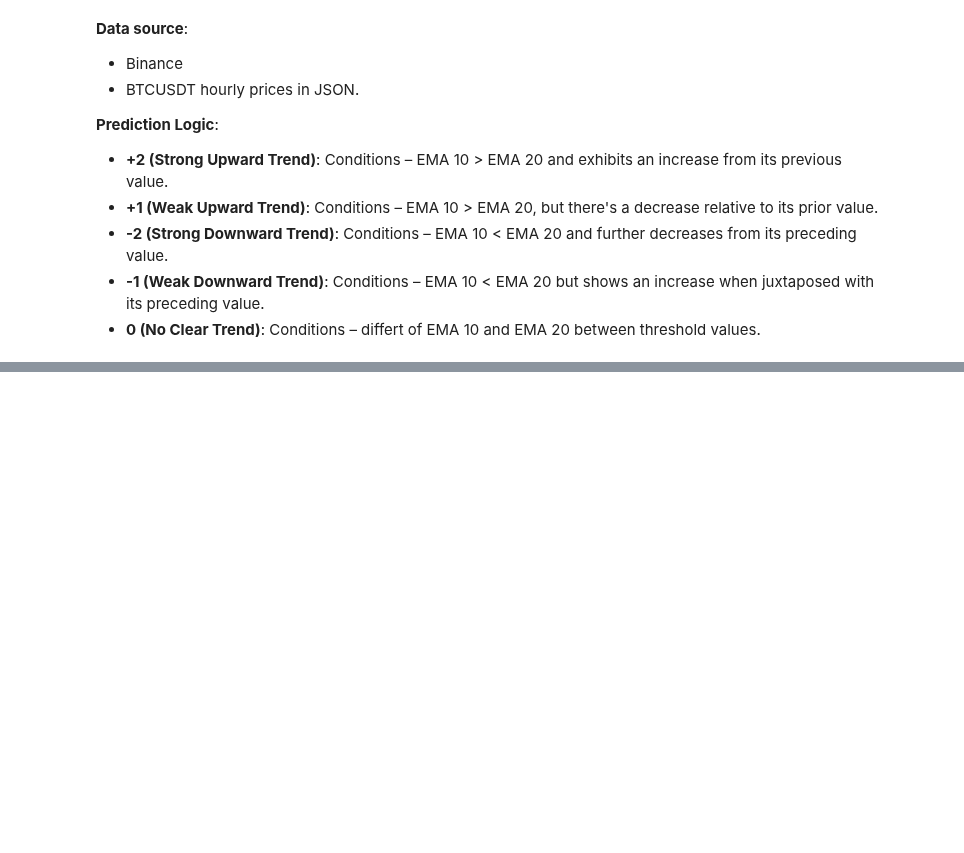
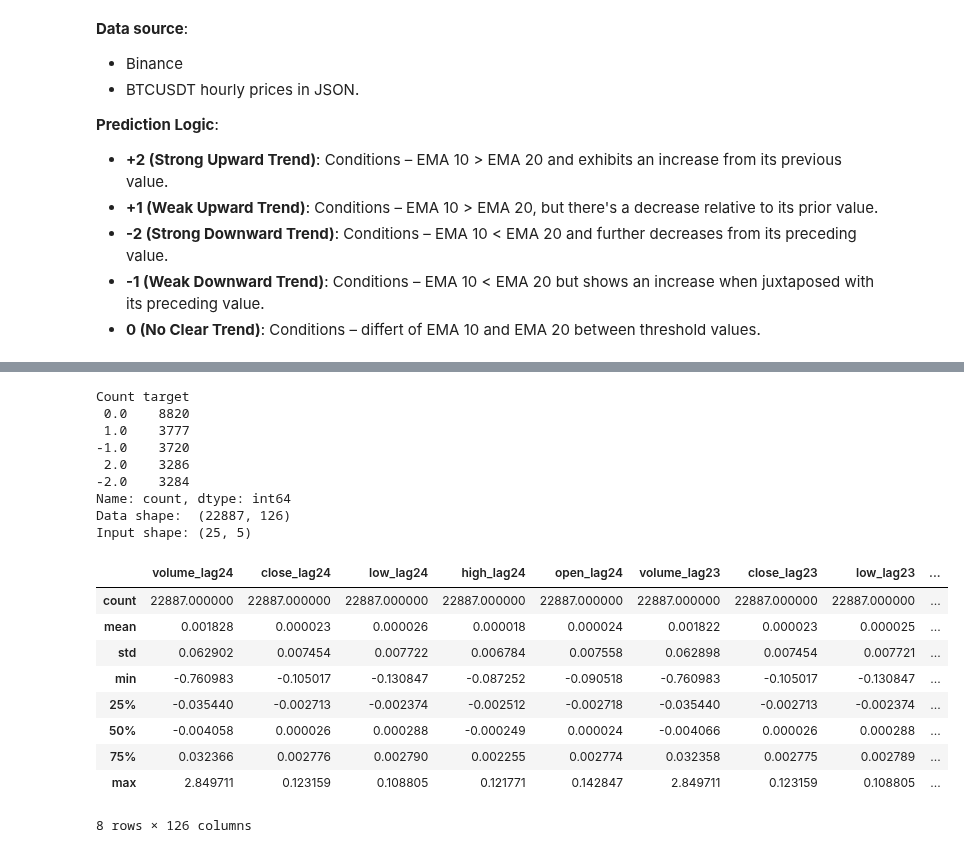
Before and after one commit to natapone/btc_live_price_prediction, a Jupyter notebook: 04_deep_learning_model.ipynb, the cells around one changed output, grey strips where cells are left out. Cells and saved outputs as stored; diff of their text form; code cells hidden in the pictures; blank space fills up the shorter version.

```diff
--- a/04_deep_learning_model.ipynb
+++ b/04_deep_learning_model.ipynb
@@ -22,0 +341,79 @@ Building on these findings, this experiment aims to delve deeper. We will be int
+# %%
+import numpy as np
+import pandas as pd
+
+def get_dl_features_v1(df, T=3):
+
+    df = df.copy()
+
+    # ++ Features ++
+    inputs = ['open', 'high', 'low', 'close', 'volume']
+
+    # log volume
+    df.loc[:, 'volume'] = np.log(df['volume'])
+
+    # range from 1 to T
+    lags = [x for x in range(0, T)]
+
+    # loop lags
+    for lag in lags:
+        # loop periods and inputs
+        for input in inputs:
+            if lag == 0:
+                # % of change
+                column_name = f'{input}_lag{lag}'
+                df.insert(0, column_name, df[input].pct_change(periods=1))
+
+            else:
+                # use lagged price, sort from oldest to newest
+                column_name = f'{input}_lag{lag}'
+                df.insert(0, column_name, df[f'{input}_lag0'].shift(lag))
+
+        df = df.copy()
+
+    # drop unused columns
+    drop_columns = ['open', 'high', 'low', 'close','volume']
+    df.drop(columns=drop_columns, inplace=True)
+
+    return df
+
+# ===
+T = 25 # number of periods to use as input features
+
+df = read_hist_data()
+df = get_target_next_ema_diff(df, target_shift=3)
+df = get_dl_features_v1(df, T=T)
+df.dropna(inplace=True)
+
+F = int((df.shape[1] -1) / T) # number of input features
+C = 5 # number of classes
+
+# print(df.head(5))
+# print(df.tail(5))
+
+# Count target values
+print("Count", df['target'].value_counts())
+
+print("Data shape: ", df.shape )
+print(f"Input shape: ({T}, {F})")
+df.describe()
+# %% [output]
+Count target
+ 0.0    8820
+ 1.0    3777
+-1.0    3720
+ 2.0    3286
+-2.0    3284
+Name: count, dtype: int64
+Data shape:  (22887, 126)
+Input shape: (25, 5)
+|  | volume_lag24 | close_lag24 | low_lag24 | high_lag24 | open_lag24 | volume_lag23 | close_lag23 | low_lag23 | ... |
+| count | 22887.000000 | 22887.000000 | 22887.000000 | 22887.000000 | 22887.000000 | 22887.000000 | 22887.000000 | 22887.000000 | ... |
+| mean | 0.001828 | 0.000023 | 0.000026 | 0.000018 | 0.000024 | 0.001822 | 0.000023 | 0.000025 | ... |
+| std | 0.062902 | 0.007454 | 0.007722 | 0.006784 | 0.007558 | 0.062898 | 0.007454 | 0.007721 | ... |
+| min | -0.760983 | -0.105017 | -0.130847 | -0.087252 | -0.090518 | -0.760983 | -0.105017 | -0.130847 | ... |
+| 25% | -0.035440 | -0.002713 | -0.002374 | -0.002512 | -0.002718 | -0.035440 | -0.002713 | -0.002374 | ... |
+| 50% | -0.004058 | 0.000026 | 0.000288 | -0.000249 | 0.000024 | -0.004066 | 0.000026 | 0.000288 | ... |
+| 75% | 0.032366 | 0.002776 | 0.002790 | 0.002255 | 0.002774 | 0.032358 | 0.002775 | 0.002789 | ... |
+| max | 2.849711 | 0.123159 | 0.108805 | 0.121771 | 0.142847 | 2.849711 | 0.123159 | 0.108805 | ... |
+8 rows × 126 columns
```
Also changed, not shown: parts of 22 cells of this notebook.
